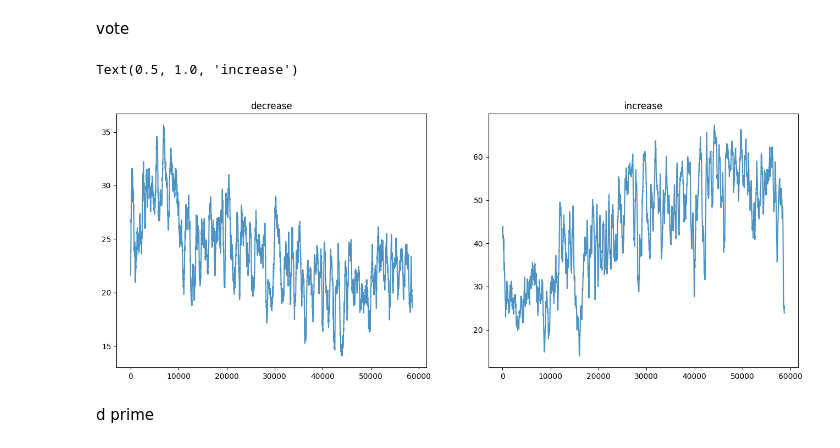
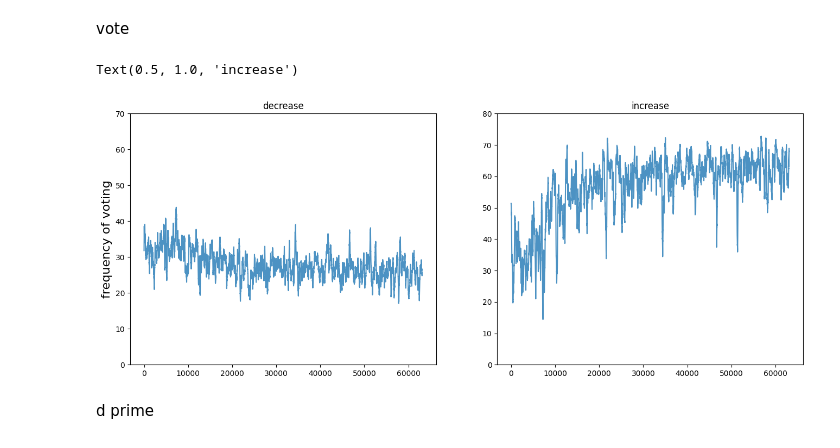
Before and after one commit to social-ai-uoft/sorrel, a Jupyter notebook: examples/state_punishment/analysis/analysis_v2.ipynb, the cells around one changed output. Drawn from its saved outputs; the diff is of its cells as text; code cells hidden in the pictures.

```diff
--- a/examples/state_punishment/analysis/analysis_v2.ipynb
+++ b/examples/state_punishment/analysis/analysis_v2.ipynb
@@ -1037,7 +1046,7 @@ collective_ = [np.mean(trim_and_calculate_mean(collective_processed[i]), axis=0)
 # %%
 labels = ['2 Aagents', '3 Aagents', '6 Aagents']
 labels = ['silly rule', 'normal rule (nonlinear)', 'normal rule (linear)']
-
+labels = ['silly rule', 'important rule', 'important rule (transfer)']
 
 alpha = 0.2
 wsize = 100
@@ -1056,7 +1065,10 @@ state_punishment_level
 compare simple and composite action versions
 # %%
 folders = [
-    'Study1_experiment_cond_stacked_view_simple_actions_3agents_respawn_0.04_s1_r1_seed3_20250507-18051746658070'
+    # 'Study1_experiment_cond_stacked_view_simple_actions_3agents_respawn_0.04_s1_r1_seed3_20250507-18051746658070',
+    # 'Study1_control_only_taboo_cond_stacked_view_simple_actions_3agents_respawn_0.04_s1_r1_seed3_20250522-16051747946616',
+    # 'Study1_control_only_taboo_transfer_from_exp_cond_stacked_view_simple_actions_3agents_respawn_0.04_s1_r1_seed3_20250526-21051748308104',
+    "Study1_experiment_cond_v2_improved_punishment_scheme_stacked_view_simple_actions_3agents_respawn_0.04_s1_r1_seed3_20250603-11061748963658"
 ]
 collective = [[] for _ in range(len(folders))]
 for ixs, folder in enumerate(folders):
@@ -1069,7 +1081,7 @@ for ixs, folder in enumerate(folders):
             collective[ixs].append(data['Value'].to_numpy()[:])
 collective_ = [np.mean(trim_and_calculate_mean(collective[i]), axis=0) for i in range(len(collective))]
 
-labels = ['simple', 'composite']
+labels = ['silly rule', 'important rule', 'important rule (transfer)']
 
 
 alpha = 0.2
@@ -1180,8 +1192,10 @@ vote
 # %%
 # vote for punishment
 folders = [
-    'Study1_experiment_cond_stacked_view_simple_actions_3agents_respawn_0.04_s1_r1_seed3_20250507-18051746658070'
-    # 'testvote_withseparateTime_boostrap_withEndDone_test6agents_resume_20241219-11121734626833'
+    # 'Study1_experiment_cond_stacked_view_simple_actions_3agents_respawn_0.04_s1_r1_seed3_20250507-18051746658070',
+    # 'Study1_control_only_taboo_cond_stacked_view_simple_actions_3agents_respawn_0.04_s1_r1_seed3_20250522-16051747946616',
+    # 'Study1_control_only_taboo_transfer_from_exp_cond_stacked_view_simple_actions_3agents_respawn_0.04_s1_r1_seed3_20250526-21051748308104',
+    "Study1_experiment_cond_v2_improved_punishment_scheme_stacked_view_simple_actions_3agents_respawn_0.04_s1_r1_seed3_20250603-11061748963658"
 ]
 collective_for = [[] for _ in range(len(folders))]
 for ixs, folder in enumerate(folders):
@@ -1238,7 +1252,11 @@ collective_for_ = [np.mean(trim_and_calculate_mean(collective_processed[i]), axi
 # %%
 # vote against punishment
 folders = [
-    'Study1_experiment_cond_stacked_view_simple_actions_3agents_respawn_0.04_s1_r1_seed3_20250507-18051746658070'
+    # 'Study1_experiment_cond_stacked_view_simple_actions_3agents_respawn_0.04_s1_r1_seed3_20250507-18051746658070',
+    # 'Study1_control_only_taboo_cond_stacked_view_simple_actions_3agents_respawn_0.04_s1_r1_seed3_20250522-16051747946616',
+    # 'Study1_control_only_taboo_transfer_from_exp_cond_stacked_view_simple_actions_3agents_respawn_0.04_s1_r1_seed3_20250526-21051748308104',
+    "Study1_experiment_cond_v2_improved_punishment_scheme_stacked_view_simple_actions_3agents_respawn_0.04_s1_r1_seed3_20250603-11061748963658"
+
 ]
 collective_against = [[] for _ in range(len(folders))]
 for ixs, folder in enumerate(folders):
@@ -1295,23 +1313,26 @@ collective_against_ = [np.mean(trim_and_calculate_mean(collective_processed[i]),
 # %%
 labels = ['2 Aagents', '3 Aagents', '6 Aagents']
 labels = ['silly rule', 'normal rule (nonlinear)', 'normal rule (linear)']
-
+labels = ['silly rule', 'important rule', 'important rule (transfer)']
 fig, axes = plt.subplots(1, 2, figsize=(16, 6))
 
 alpha = 0.2
-wsize = 400
+wsize = 200
 for ixs, d in enumerate(collective_against_):
     # plt.plot(exponential_moving_average(d, alpha), label=labels[ixs])
     axes[0].plot(rolling_average(d, wsize), label=labels[ixs]+'_vote_against', alpha=0.8)
+    axes[0].set_ylim(0, 70)
 for ixs, d in enumerate(collective_for_):
     # plt.plot(exponential_moving_average(d, alpha), label=labels[ixs])
     axes[1].plot(rolling_average(d, wsize), label=labels[ixs]+'_vote_for', alpha=0.8)
+    axes[1].set_ylim(0, 80)
 # plt.legend()
+axes[0].set_ylabel('frequency of voting', fontsize=16)
 axes[0].set_title('decrease')
 axes[1].set_title('increase')
 # %% [output]
 Text(0.5, 1.0, 'increase')
-[figure, old version]
+[figure, new version]
 # %% [markdown]
 d prime
 # %%
```
Also changed, not shown: parts of 9 cells of this notebook, 11 other files.
